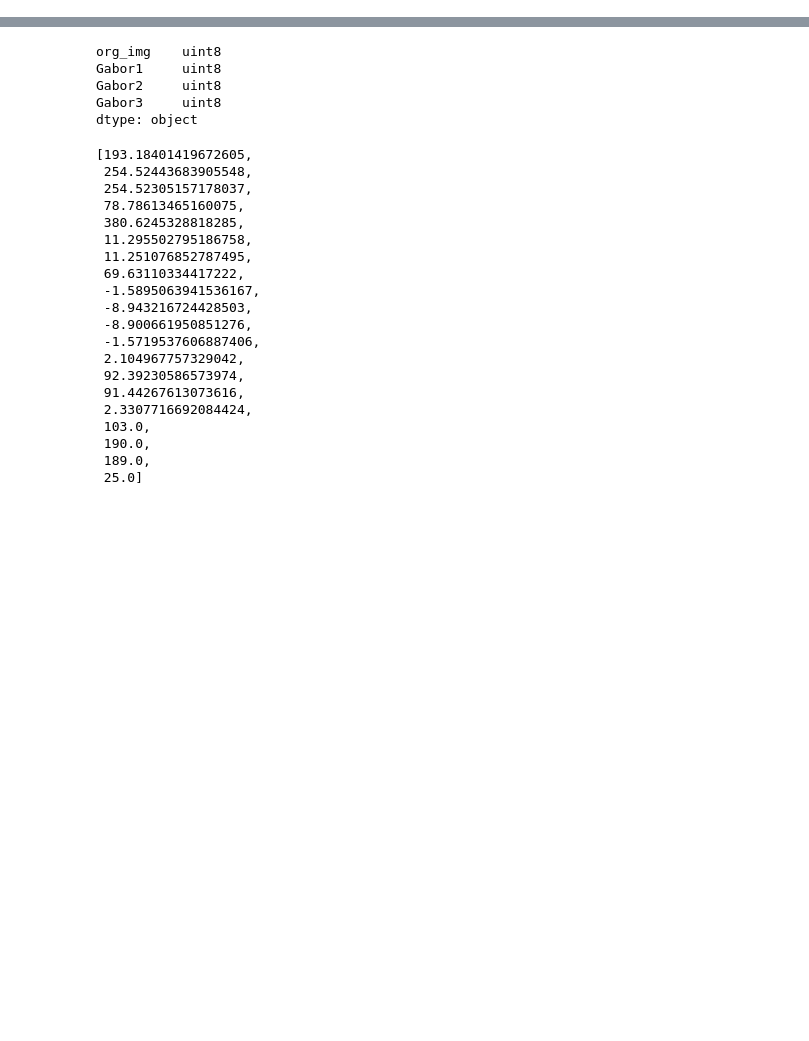
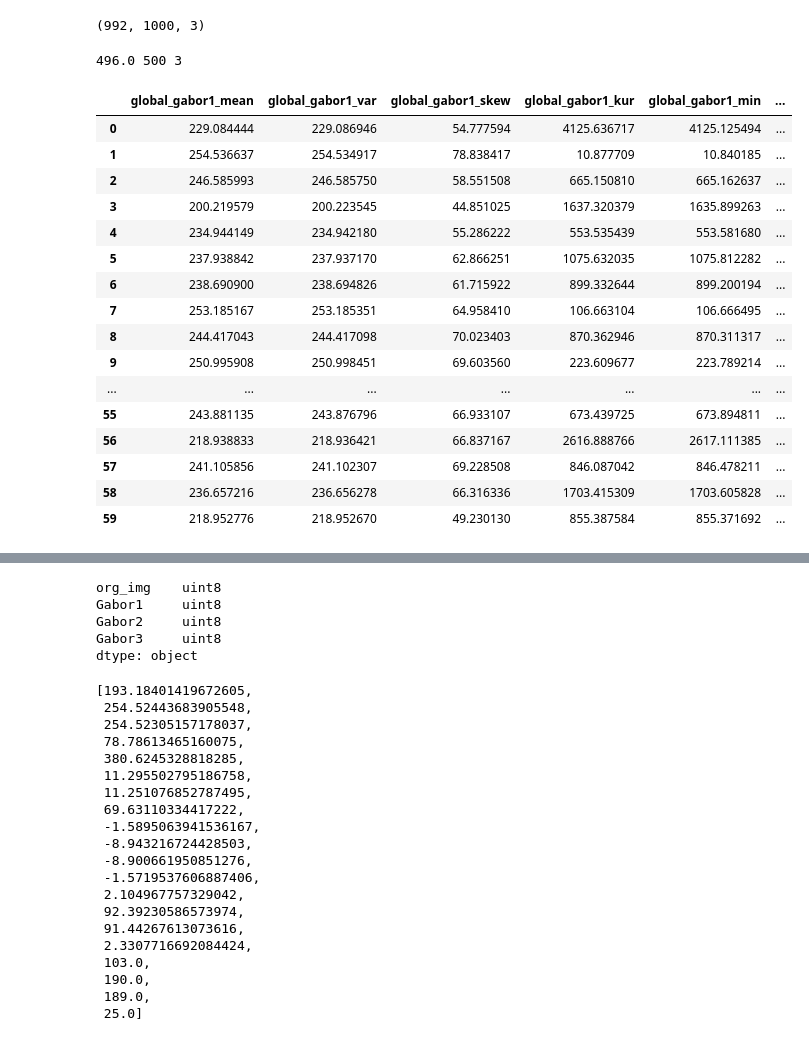
Before and after one commit to cansuyalcinn/skin-lesion-segmentation, a Jupyter notebook: notebooks/alex_gabor.ipynb, the cells around one changed output, grey strips where cells are left out. Saved outputs shown, nothing was run; the diff lists cells and outputs as text; code cells hidden in the pictures; blank space fills up the shorter version.

Commit message:
gabor testing

```diff
--- a/notebooks/alex_gabor.ipynb
+++ b/notebooks/alex_gabor.ipynb
@@ -17,0 +34,8 @@ ImportError: /home/alex/anaconda3/envs/cad1/lib/python3.9/site-packages/zmq/back
+# %%
+features = []
+for i in tqdm(range(examples.seg_examples_df.shape[0])):
+        if examples[i]['problem'] != 'binary':
+            continue
+        image = examples[i]['img']
+        image = preproc.preprocess(image) # the img uploaded as numpy array
+        features.append(froc.extract_features(image))
@@ -18,3 +98,35 @@ ImportError: /home/alex/anaconda3/envs/cad1/lib/python3.9/site-packages/zmq/back
+# %%
+image.shape
+# %% [output]
+(992, 1000, 3)
+# %%
+h,w,c = image.shape
+print((h/2),int(w/2),c)
+# %% [output]
+496.0 500 3
+# %%
+df = pd.DataFrame(features, columns=froc.features_names)
+# df['label'] = labels
+# df.to_feather('../data/binary/ds1000_texture_features.f')
+df
+# %% [output]
+|  | global_gabor1_mean | global_gabor1_var | global_gabor1_skew | global_gabor1_kur | global_gabor1_min | ... |
+| 0 | 229.084444 | 229.086946 | 54.777594 | 4125.636717 | 4125.125494 | ... |
+| 1 | 254.536637 | 254.534917 | 78.838417 | 10.877709 | 10.840185 | ... |
+| 2 | 246.585993 | 246.585750 | 58.551508 | 665.150810 | 665.162637 | ... |
+| 3 | 200.219579 | 200.223545 | 44.851025 | 1637.320379 | 1635.899263 | ... |
+| 4 | 234.944149 | 234.942180 | 55.286222 | 553.535439 | 553.581680 | ... |
+| 5 | 237.938842 | 237.937170 | 62.866251 | 1075.632035 | 1075.812282 | ... |
+| 6 | 238.690900 | 238.694826 | 61.715922 | 899.332644 | 899.200194 | ... |
+| 7 | 253.185167 | 253.185351 | 64.958410 | 106.663104 | 106.666495 | ... |
+| 8 | 244.417043 | 244.417098 | 70.023403 | 870.362946 | 870.311317 | ... |
+| 9 | 250.995908 | 250.998451 | 69.603560 | 223.609677 | 223.789214 | ... |
+| ... | ... | ... | ... | ... | ... | ... |
+| 55 | 243.881135 | 243.876796 | 66.933107 | 673.439725 | 673.894811 | ... |
+| 56 | 218.938833 | 218.936421 | 66.837167 | 2616.888766 | 2617.111385 | ... |
+| 57 | 241.105856 | 241.102307 | 69.228508 | 846.087042 | 846.478211 | ... |
+| 58 | 236.657216 | 236.656278 | 66.316336 | 1703.415309 | 1703.605828 | ... |
+| 59 | 218.952776 | 218.952670 | 49.230130 | 855.387584 | 855.371692 | ... |
 # %%
 def gabor_calculate(im):
     df = pd.DataFrame()
```
Also changed, not shown: parts of 7 cells of this notebook.
